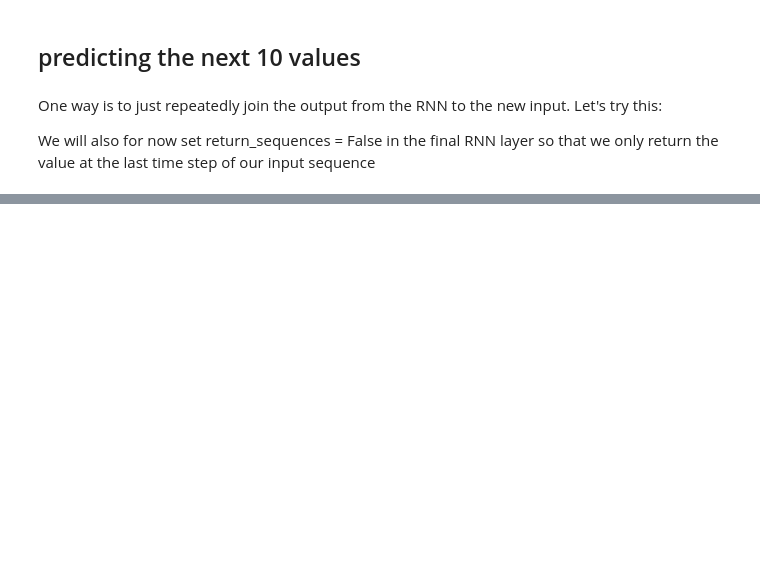
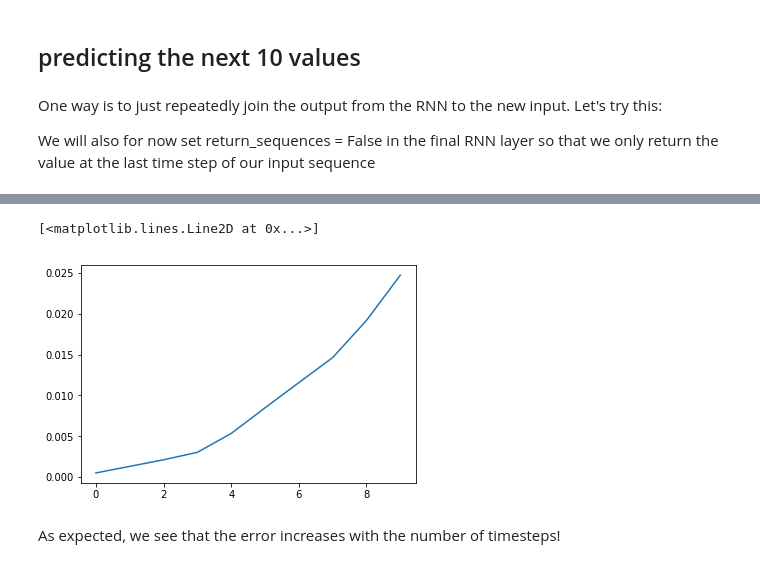
Before and after one commit to praritagarwal/Simple-RNN-in-Keras, a Jupyter notebook: RNNs in Keras.ipynb, the cells around one changed output, grey strips where cells are left out. Drawn from its saved outputs; the diff is of its cells as text; code cells hidden in the pictures; blank space fills up the shorter version.

```diff
--- a/RNNs in Keras.ipynb
+++ b/RNNs in Keras.ipynb
@@ -602,0 +737,8 @@ We will also for now set return_sequences = False in the final RNN layer so that
+# %%
+# time step wise error
+errors = []
+for itr in range(10):
+    pred = predictions[:,itr]
+    true_val = X_test[:, 40+itr]
+    loss = mse(true_val, pred )
+    errors.append(loss)
@@ -602,0 +758,7 @@ We will also for now set return_sequences = False in the final RNN layer so that
+# %%
+plt.plot(errors)
+# %% [output]
+[<matplotlib.lines.Line2D at 0x...>]
+[figure, added]
+# %% [markdown]
+As expected, we see that the error increases with the number of timesteps!
```
Also changed, not shown: parts of 24 cells of this notebook.
